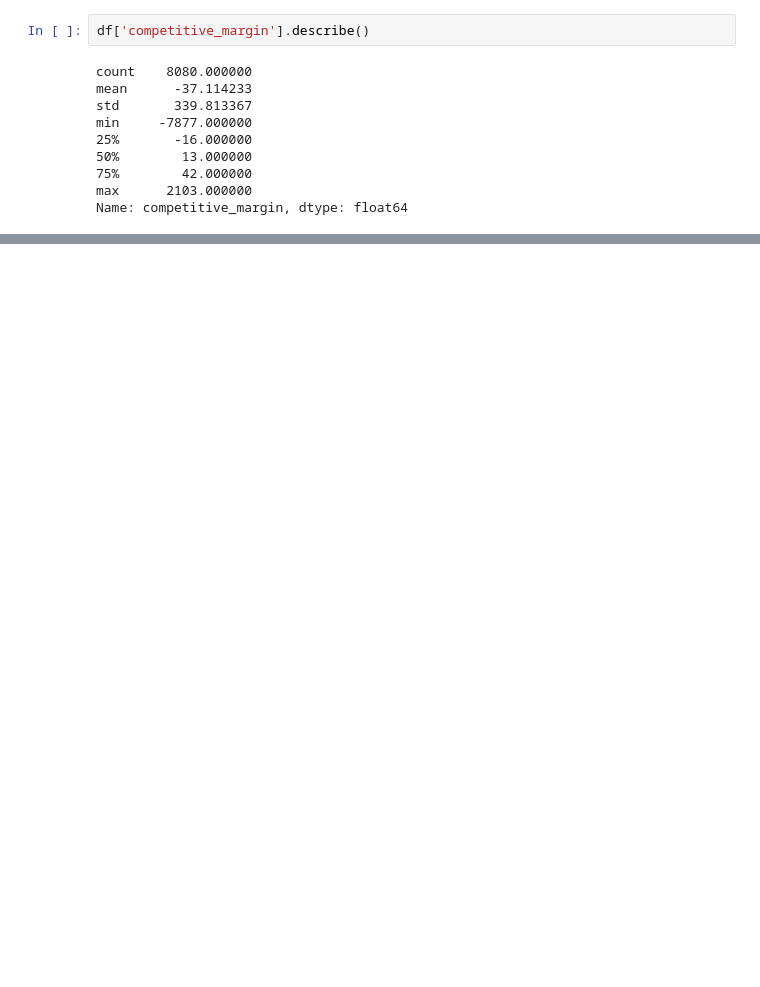
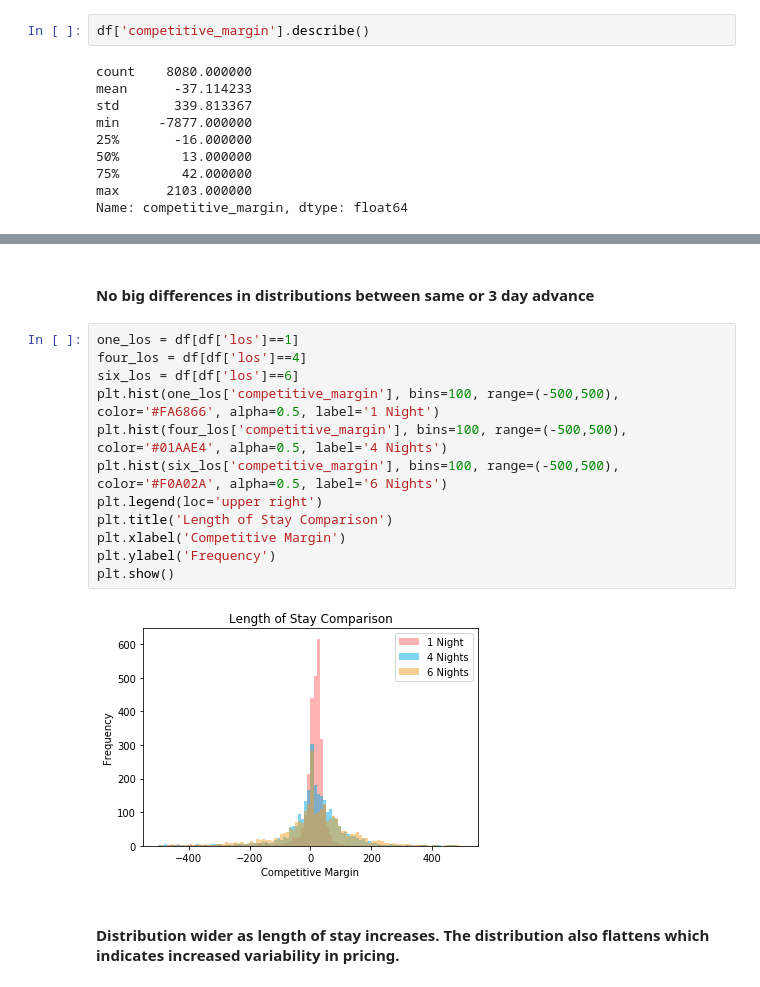
Before and after one commit to borischu/Hopper-Product-Analyst-Assignment, a Jupyter notebook: Hopper Product Analyst Assignment.ipynb, the cells around one changed output, grey strips where cells are left out. Saved outputs shown, nothing was run; the diff lists cells and outputs as text; blank space fills up the shorter version.

```diff
--- a/Hopper Product Analyst Assignment.ipynb
+++ b/Hopper Product Analyst Assignment.ipynb
@@ -129,0 +118,18 @@ Name: competitive_margin, dtype: float64
+# %% [markdown]
+#### No big differences in distributions between same or 3 day advance
+# %%
+one_los = df[df['los']==1]
+four_los = df[df['los']==4]
+six_los = df[df['los']==6]
+plt.hist(one_los['competitive_margin'], bins=100, range=(-500,500), color='#FA6866', alpha=0.5, label='1 Night')
+plt.hist(four_los['competitive_margin'], bins=100, range=(-500,500), color='#01AAE4', alpha=0.5, label='4 Nights')
+plt.hist(six_los['competitive_margin'], bins=100, range=(-500,500), color='#F0A02A', alpha=0.5, label='6 Nights')
+plt.legend(loc='upper right')
+plt.title('Length of Stay Comparison')
+plt.xlabel('Competitive Margin')
+plt.ylabel('Frequency')
+plt.show()
+# %% [output]
+[figure, added]
+# %% [markdown]
+#### Distribution wider as length of stay increases. The distribution also flattens which indicates increased variability in pricing.
```
Also changed, not shown: parts of 38 cells of this notebook.
